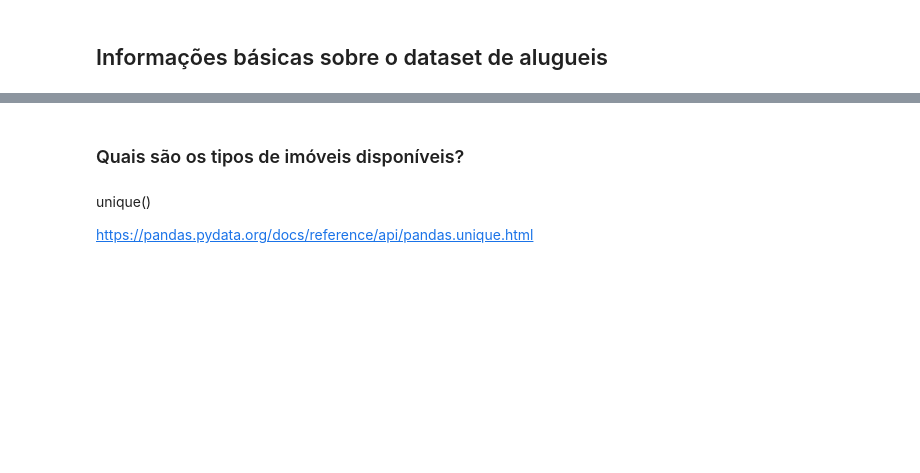
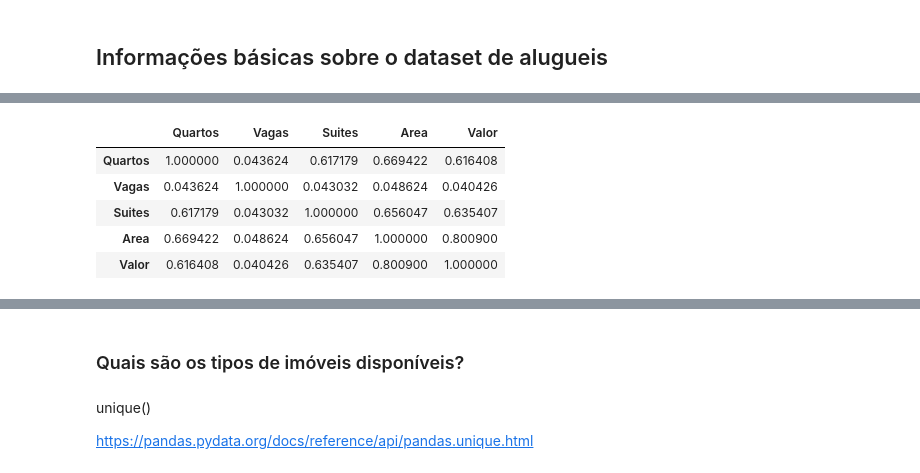
Before and after one commit to armandossrecife/lp20232, a Jupyter notebook: analise_alugueis_rj_2020.ipynb, the cells around one changed output, grey strips where cells are left out. Saved outputs shown, nothing was run; the diff lists cells and outputs as text; code cells hidden in the pictures; blank space fills up the shorter version.

```diff
--- a/analise_alugueis_rj_2020.ipynb
+++ b/analise_alugueis_rj_2020.ipynb
@@ -200,0 +209,9 @@ memory usage: 2.0+ MB
+# %%
+df_aluguel_valido.corr()
+# %% [output]
+|  | Quartos | Vagas | Suites | Area | Valor |
+| Quartos | 1.000000 | 0.043624 | 0.617179 | 0.669422 | 0.616408 |
+| Vagas | 0.043624 | 1.000000 | 0.043032 | 0.048624 | 0.040426 |
+| Suites | 0.617179 | 0.043032 | 1.000000 | 0.656047 | 0.635407 |
+| Area | 0.669422 | 0.048624 | 0.656047 | 1.000000 | 0.800900 |
+| Valor | 0.616408 | 0.040426 | 0.635407 | 0.800900 | 1.000000 |
```
Also changed, not shown: parts of 46 cells of this notebook.
